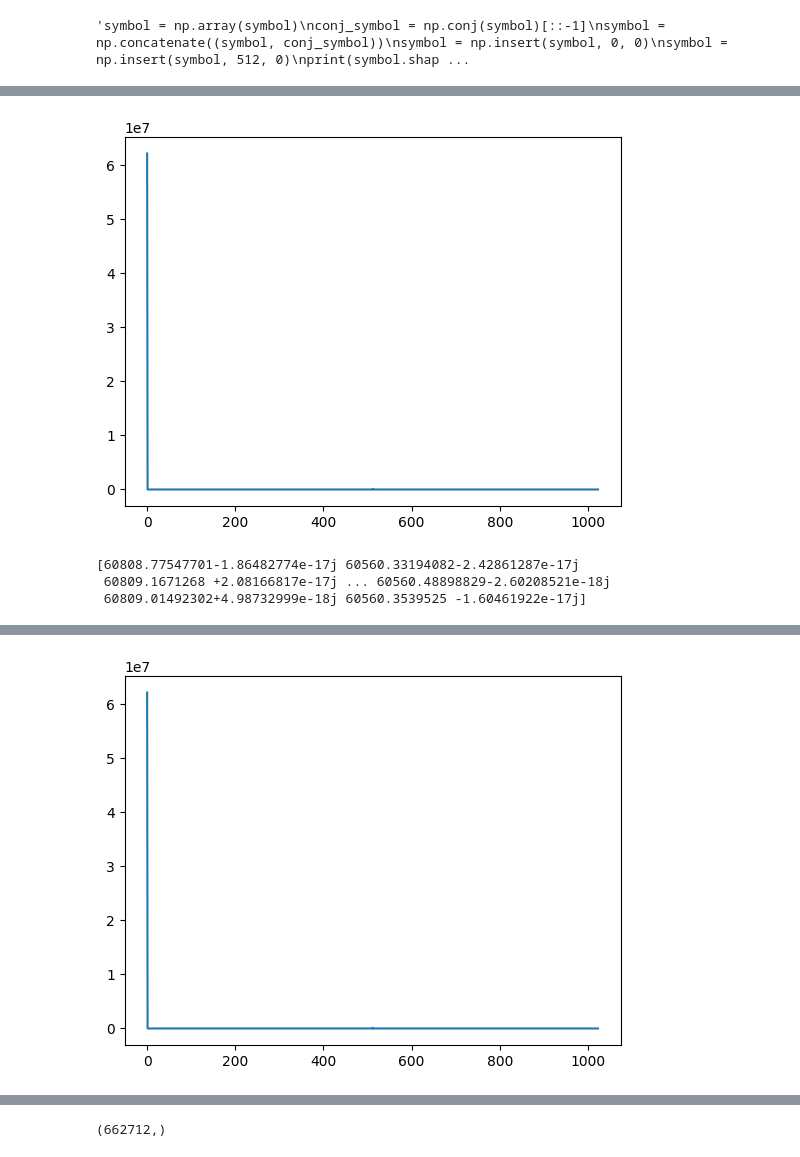
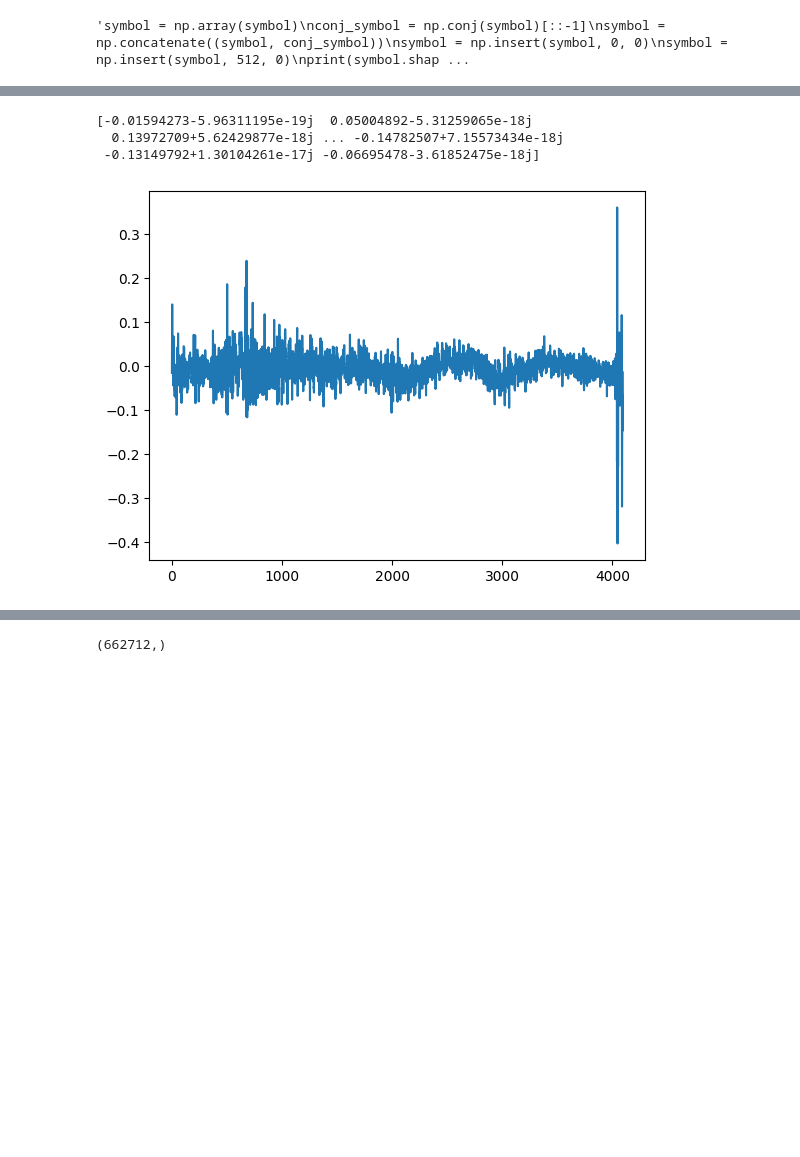
Before and after one commit to kmcm0707/GF3, a Jupyter notebook: full_decoder_2.ipynb, the cells around one changed output, grey strips where cells are left out. Cells and saved outputs as stored; diff of their text form; code cells hidden in the pictures; blank space fills up the shorter version.

```diff
--- a/full_decoder_2.ipynb
+++ b/full_decoder_2.ipynb
@@ -45,7 +45,7 @@ cyclic_prefix_len = 512
 
 data_in_binary = ''
 data_in_binary += (''.join(format(ord(x), 'b').zfill(8) for x in data))
-data_in_binary += ''.join(str(x) for x in ([0] * (number_of_bins*2 - len(data_in_binary) % (number_of_bins*2))))
+data_in_binary += ''.join(str(x) for x in ([0] * (N-2 - len(data_in_binary) % (N-2))))
 data_in_binary = np.array(list(data_in_binary))
 
 np.savetxt("bee_data_2.txt", data_in_binary, delimiter="", fmt='%s')
@@ -70,18 +70,14 @@ np.savetxt("constelations_2.txt", constelatons, delimiter="", fmt='%s')
 
 
 
-symbol = np.split(np.array(gray_mapping), len(gray_mapping)/number_of_bins)
+symbol = np.split(np.array(gray_mapping), len(gray_mapping)/2047)
 print(symbol[0].shape)
 
-random_noise = np.random.normal(0, 1, frequency_bin_low-1) + 1j*np.random.normal(0, 1, frequency_bin_low-1)
-np.savetxt("random_noise.txt", random_noise, delimiter="", fmt='%s')
-random_noise_2 = np.random.normal(0, 1, int(N/2-frequency_bin_high-1)) + 1j*np.random.normal(0, 1, int(N/2-frequency_bin_high-1))
-np.savetxt("random_noise_2.txt", random_noise_2, delimiter="", fmt='%s')
+
 
 
 for index, x in enumerate(symbol):
-    x = np.reshape(x, number_of_bins)
-    x = np.concatenate((random_noise, x, random_noise_2), axis=None)
+    x = np.reshape(x, 2047)
     #x = np.pad(x, (1000, 0), "constant", constant_values=(1, 1))
     conj = np.conjugate(x)[::-1]
     symbol[index] = np.concatenate((x, conj), axis=None)
@@ -104,7 +100,7 @@ for index, x in enumerate(info):
 
 print(to_transmit.shape)
 
-to_transmit= to_transmit[0:150]
+#to_transmit= to_transmit[0:150]
 for i in range(to_transmit.shape[0]):
     to_transmit[i] = to_transmit[i] / np.max(np.abs(to_transmit[i]))
 
@@ -192,5 +188,5 @@ Played sound for 16.42 seconds
 # %%
 #Signal Import
-data = pd.read_csv('data.txt').to_numpy()
+data = pd.read_csv('data7.txt').to_numpy()
 data = np.reshape(data, len(data))
 y = data
@@ -197,11 +293,11 @@ y = data
 # %%
 #Synchronization
-chirp_time = 2
+chirp_time = 5
 fs = 48000
 t = np.linspace(0, chirp_time, fs*chirp_time)
 f_0 = 1000
 f_1 = 16000
-chirp = signal.chirp(t, f0=f_0, f1=f_1, t1=chirp_time, method='linear')
+chirp = signal.chirp(t, f0=f_0, f1=f_1, t1=chirp_time, method='linear') * 0.1
 max_index, cross_correlation, lags = matched_filter_synchronisation(y,chirp, 10, fs)
 print(max_index)
 
@@ -266,27 +364,56 @@ plt.show()
 # %%
 # Channel estimation Using OFDM
-n = 1056
+cyclic_prefix_len = 512
+N = 4096
+n = cyclic_prefix_len + N
 #OFDM_DATA = pd.read_csv('OFDM_DATA.csv').to_numpy()
-OFDM_DATA = to_transmit[len(chirp) +32: len(chirp) + 1056]
-plt.plot(np.abs(OFDM_DATA))
-plt.show()
-plt.plot(np.abs(np.fft.fft(OFDM_DATA)))
-plt.show()
+
+OFDM_DATA = to_transmit[cyclic_prefix_len + len(chirp): cyclic_prefix_len + N+ len(chirp)]
+OFDM_DATA[0] =1
+OFDM_DATA[2048] = 1
+OFDM_DATA_2 = to_transmit[cyclic_prefix_len + N + len(chirp): cyclic_prefix_len + 2*N + len(chirp)]
+OFDM_DATA_2[0] =1
+OFDM_DATA_2[2048] = 1
+OFDM_DATA_3 = to_transmit[cyclic_prefix_len + 2*N + len(chirp): cyclic_prefix_len + 3*N + len(chirp)]
+OFDM_DATA_3[0] =1
+OFDM_DATA_3[2048] = 1
+print(OFDM_DATA.shape)
+#OFDM_DATA = np.fft.fft(OFDM_DATA, n=N)
+#OFDM_DATA[0] = 1
+#OFDM_DATA[2048] = 1
+#OFDM_DATA = np.fft.ifft(OFDM_DATA)
+
+
+
 Start_index = lags[max_index] + len(chirp)
 
 # Channel estimation
 Symbol_One = y[Start_index:Start_index + n]
+Symbol_Two = y[Start_index + n:Start_index + 2*n]
+Symbol_Three = y[Start_index + 2*n:Start_index + 3*n]
 
-Symbol_One = Symbol_One[32:]
+Symbol_One = Symbol_One[cyclic_prefix_len:]
+Symbol_Two = Symbol_Two[cyclic_prefix_len:]
+Symbol_Three = Symbol_Three[cyclic_prefix_len:]
 
-chanel_estimation_2 = standered_estimation(OFDM_DATA, Symbol_One, 1024)
+chanel_estimation_2_1 = standered_estimation(OFDM_DATA, Symbol_One, N)
+#chanel_estimation_2_2 = standered_estimation(OFDM_DATA_2, Symbol_Two, N)
+#chanel_estimation_2_3 = standered_estimation(OFDM_DATA_3, Symbol_Three, N)
+
+chanel_estimation_2 =   chanel_estimation_2_1 #(chanel_estimation_2_1 + chanel_estimation_2_2 + chanel_estimation_2_3)/3
+
+check = np.fft.fft(Symbol_One, n=N)/chanel_estimation_2
+plt.scatter(np.real(check), np.imag(check))
+plt.show()
 plt.plot(np.abs(chanel_estimation_2))
 plt.show()
 time_channel_2 = np.fft.ifft(chanel_estimation_2)
-"""time_channel_2 = time_channel_2[200:]
-time_channel_2 = np.pad(time_channel_2, (0, 824), "constant", constant_values=(0, 0))""" #TO BE DONE -  FIR TIME TO BE EXPANDED
-chanel_estimation_2 = np.fft.fft(time_channel_2, n=1024)
+FIR = 500
+#time_channel_2 = time_channel_2[:FIR]
+#time_channel_2 = np.pad(time_channel_2, (0, N-FIR), "constant", constant_values=(0, 0)) #TO BE DONE -  FIR TIME TO BE EXPANDED
+#chanel_estimation_2 = np.fft.fft(time_channel_2, n=N)
 print(time_channel_2)
+chanel_estimation_2 = np.fft.fft(time_channel_2, n=N)
 plt.plot((time_channel_2))
 plt.show()
 plt.plot(np.abs(chanel_estimation_2))
@@ -297,4 +425,4 @@ plt.show()
+[-0.01594273-5.96311195e-19j  0.05004892-5.31259065e-18j
+  0.13972709+5.62429877e-18j ... -0.14782507+7.15573434e-18j
+ -0.13149792+1.30104261e-17j -0.06695478-3.61852475e-18j]
-[figure, old version]
+[figure, new version]
-[60808.77547701-1.86482774e-17j 60560.33194082-2.42861287e-17j
- 60809.1671268 +2.08166817e-17j ... 60560.48898829-2.60208521e-18j
- 60809.01492302+4.98732999e-18j 60560.3539525 -1.60461922e-17j]
@@ -302,3 +430,2 @@ plt.show()
-[figure, removed]
 # %%
 Start_index = lags[max_index] + len(chirp)
```
Also changed, not shown: parts of 10 cells of this notebook, 4 other files.
